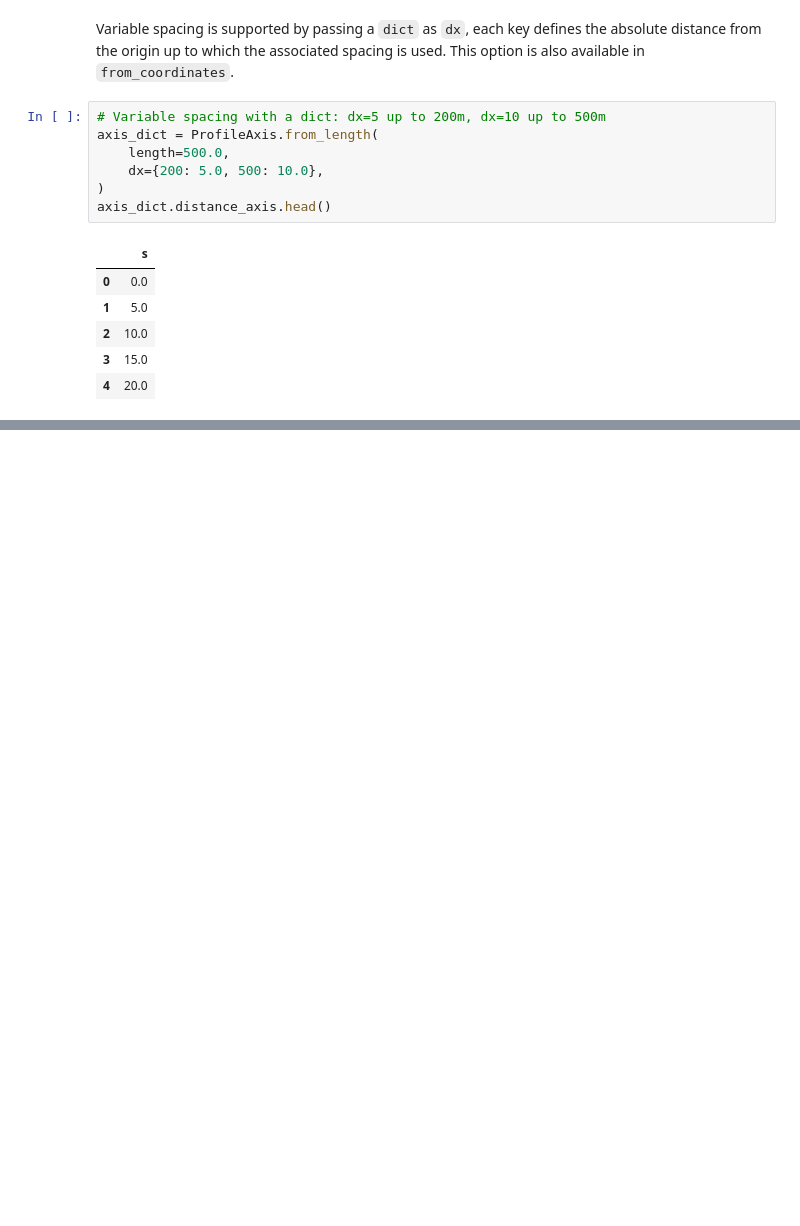
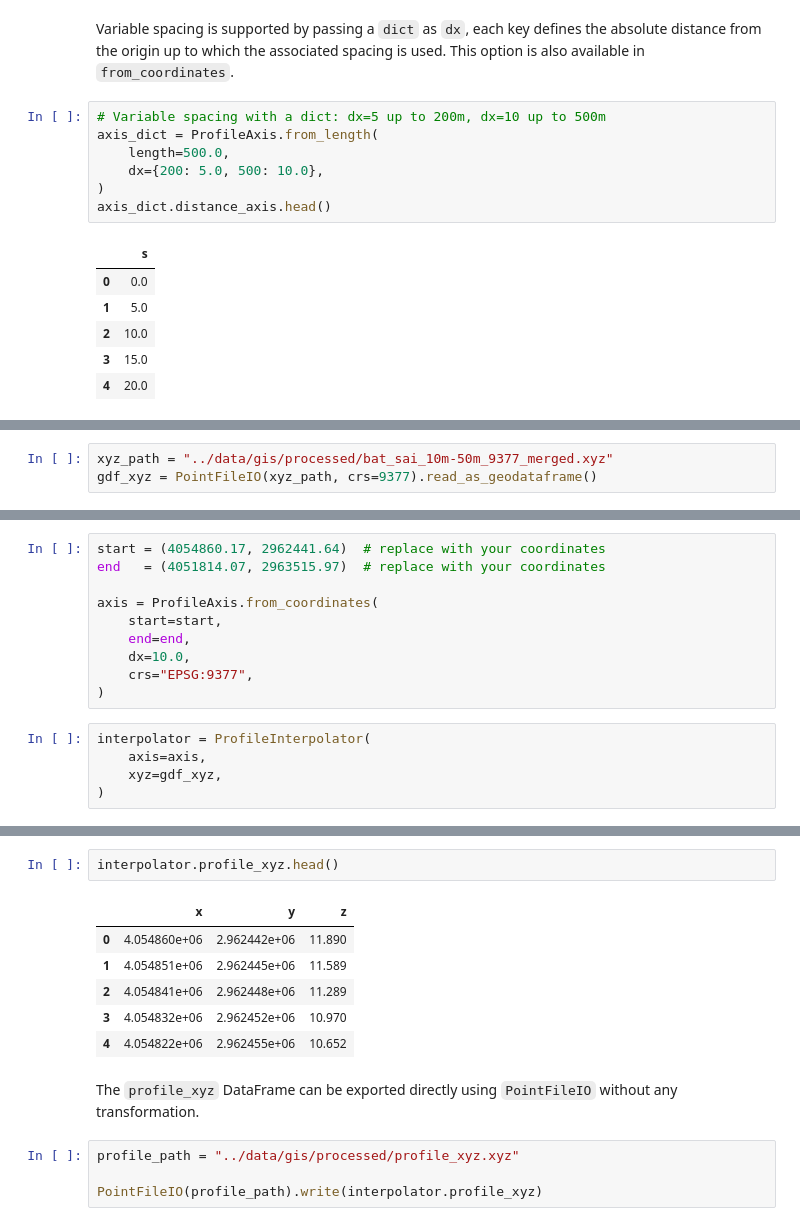
Before and after one commit to oceanicos-dev-org/oceanicospy, a Jupyter notebook: examples/gis_examples.ipynb, the cells around one changed output, grey strips where cells are left out. Drawn from its saved outputs; the diff is of its cells as text; blank space fills up the shorter version.

Commit message:
feat(gis): add ProfileInterpolator class and document usage in gis_examples notebook

```diff
--- a/examples/gis_examples.ipynb
+++ b/examples/gis_examples.ipynb
@@ -310,0 +318,3 @@ axis_dict.distance_axis.head()
+# %%
+xyz_path = "../data/gis/processed/bat_sai_10m-50m_9377_merged.xyz"
+gdf_xyz = PointFileIO(xyz_path, crs=9377).read_as_geodataframe()
@@ -310,0 +323,15 @@ axis_dict.distance_axis.head()
+# %%
+start = (4054860.17, 2962441.64)  # replace with your coordinates
+end   = (4051814.07, 2963515.97)  # replace with your coordinates
+
+axis = ProfileAxis.from_coordinates(
+    start=start,
+    end=end,
+    dx=10.0,
+    crs="EPSG:9377",
+)
+# %%
+interpolator = ProfileInterpolator(
+    axis=axis,
+    xyz=gdf_xyz,
+)
@@ -310,0 +349,15 @@ axis_dict.distance_axis.head()
+# %%
+interpolator.profile_xyz.head()
+# %% [output]
+|  | x | y | z |
+| 0 | 4.054860e+06 | 2.962442e+06 | 11.890 |
+| 1 | 4.054851e+06 | 2.962445e+06 | 11.589 |
+| 2 | 4.054841e+06 | 2.962448e+06 | 11.289 |
+| 3 | 4.054832e+06 | 2.962452e+06 | 10.970 |
+| 4 | 4.054822e+06 | 2.962455e+06 | 10.652 |
+# %% [markdown]
+The `profile_xyz` DataFrame can be exported directly using `PointFileIO` without any transformation.
+# %%
+profile_path = "../data/gis/processed/profile_xyz.xyz"
+
+PointFileIO(profile_path).write(interpolator.profile_xyz)
```
Also changed, not shown: parts of 8 cells of this notebook, 3 other files.
